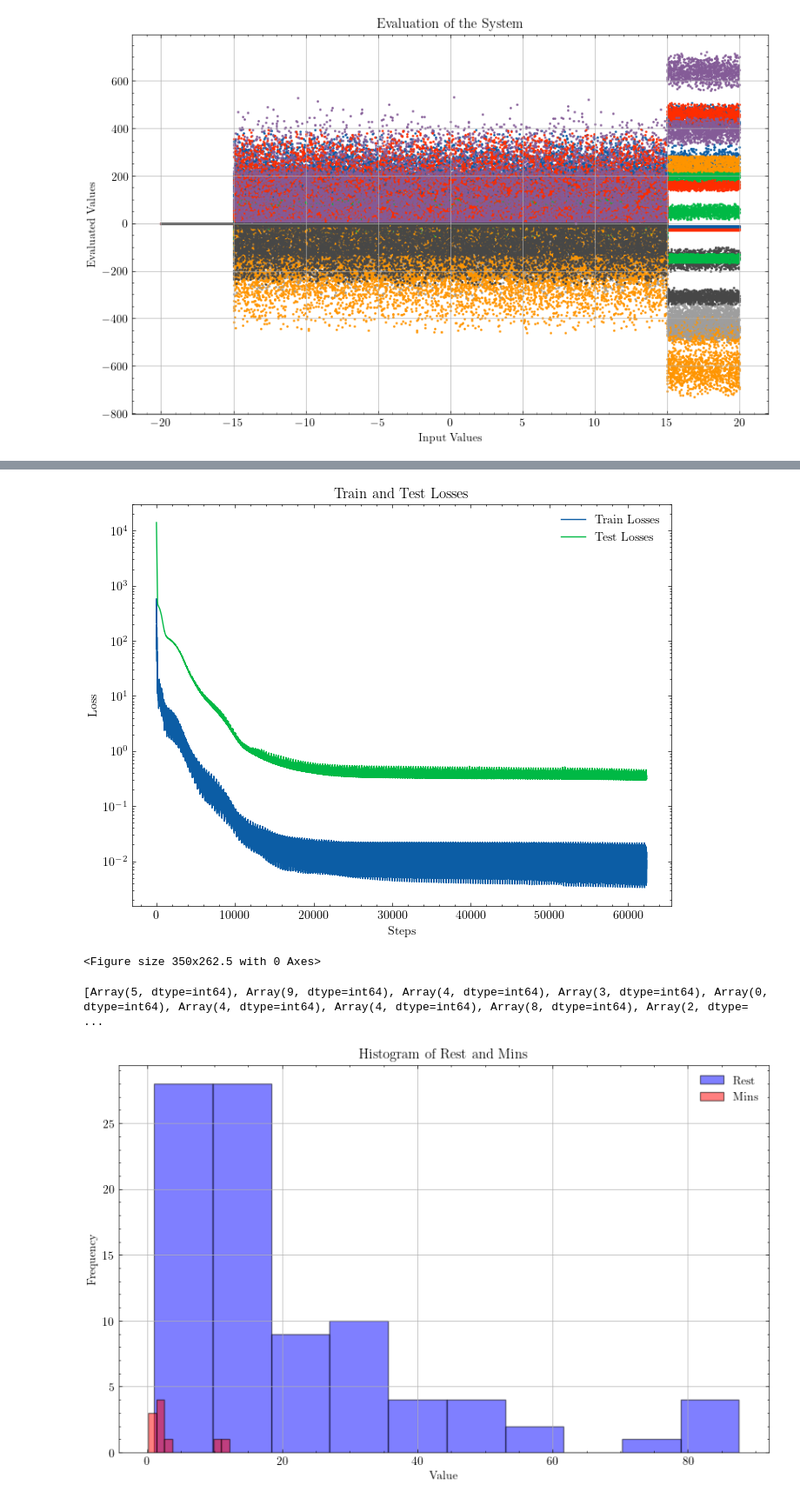
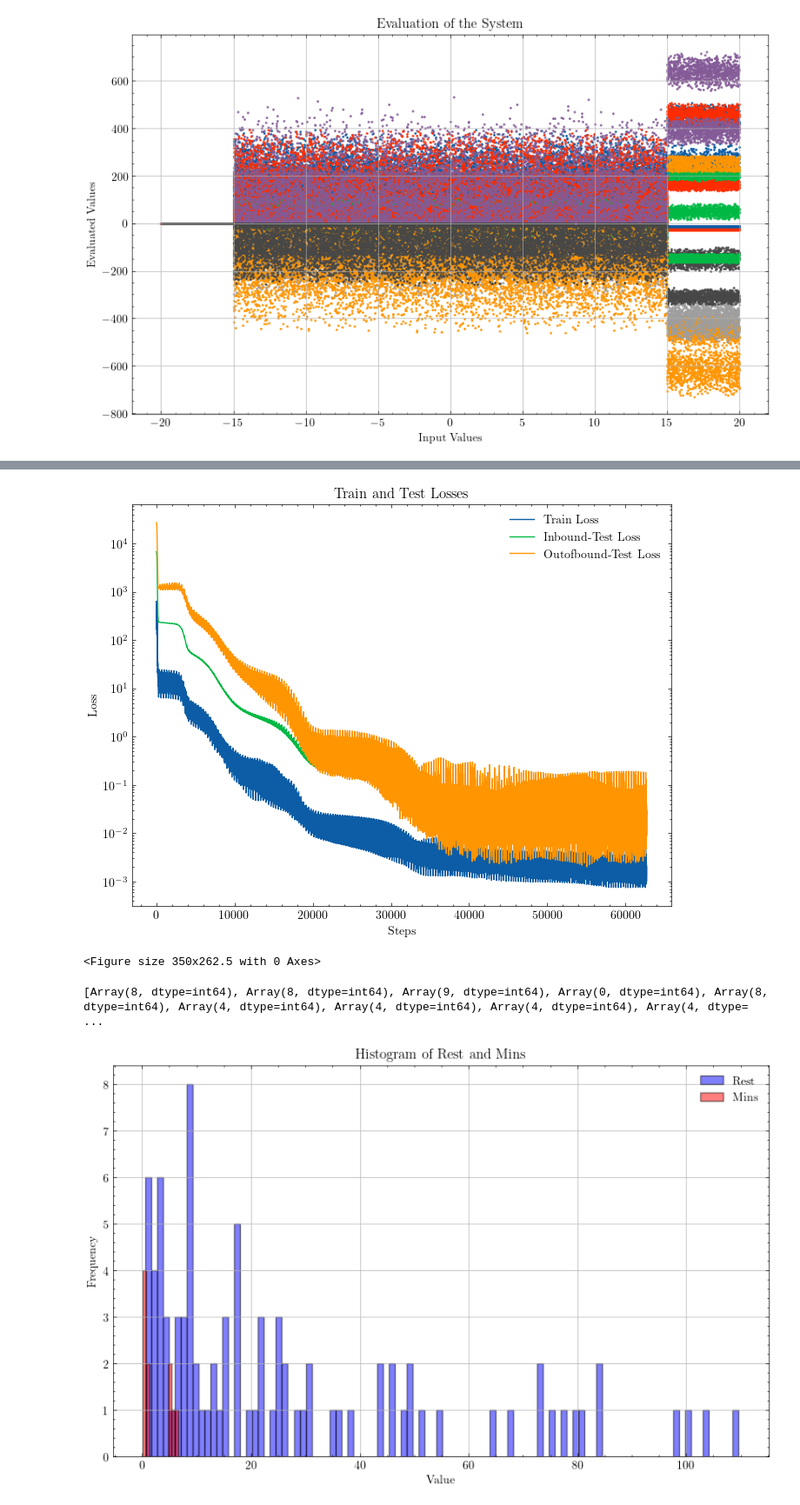
Before and after one commit to matttulio/metis, a Jupyter notebook: Test-Model-Big.ipynb, the cells around one changed output, grey strips where cells are left out. Shown at 87% size. Saved outputs shown, nothing was run; the diff lists cells and outputs as text; code cells hidden in the pictures.

Commit message:
Completed first tests

```diff
--- a/Test-Model-Big.ipynb
+++ b/Test-Model-Big.ipynb
@@ -277,9 +268,6 @@ def train_epoch(carry, epoch):
 
     (state, _), (train_losses, inbound_test_losses, outofbound_test_losses) = lax.scan(batch_step, (state, 0.0), train_batches)
 
-    mean_train_loss = jnp.mean(train_losses)
-    mean_inbound_test_loss = jnp.mean(inbound_test_losses)
-    mean_outofbound_test_loss = jnp.mean(outofbound_test_losses)
 
     # Print every n epochs
     print_condition = (epoch % 5 == 0)
@@ -289,9 +277,9 @@ def train_epoch(carry, epoch):
         lambda: jax.debug.print(
             "Epoch: {epoch}, Train Loss: {train_loss:.4f}, Inbound-Test Loss: {inbound_test_loss:.4f}, Outofbound-Test Loss: {outofbound_test_loss:.4f} ",
             epoch=epoch,
-            train_loss=mean_train_loss,
-            inbound_test_loss=mean_inbound_test_loss,
-            outofbound_test_loss=mean_outofbound_test_loss,
+            train_loss=jnp.mean(train_losses),
+            inbound_test_loss=jnp.mean(inbound_test_losses),
+            outofbound_test_loss=jnp.mean(outofbound_test_losses),
         ),
         # False branch: do nothing
         lambda: None
@@ -342,5 +341,5 @@ plt.clf()
 <Figure size 350x262.5 with 0 Axes>
 # %%
-vectors = jnp.concatenate((state.params['params']['custom_activation']['alpha'], state.params['params']['custom_activation']['gamma']), axis=0).T
+vectors = jnp.concatenate((state.params['params']['CustomActivation_0']['alpha'], state.params['params']['CustomActivation_0']['gamma']), axis=0).T
 print(vectors)
 # %% [output]
@@ -527,13 +526,11 @@ key, subkey = random.split(key)
 params = model.init(subkey, dummy_input)
 state = TrainState.create(apply_fn=model.apply, params=params, tx=optimizer)
 # %%
-num_epochs = 200
+num_epochs = 201
 
 start_time = time.time()
-(state, loss), (train_losses, test_losses) = lax.scan(train_epoch, (state, 0.0), jnp.arange(num_epochs))
+(state, loss), (train_losses, inbound_test_losses, outofbound_test_losses) = lax.scan(train_epoch, (state, 0.0), jnp.arange(num_epochs))
 jax.block_until_ready(state)
-jax.block_until_ready(train_losses)
-jax.block_until_ready(test_losses)
 print("Training complete!")
 end_time = time.time()
 print(f"Total training time: {end_time - start_time:.4f} seconds")
@@ -553,8 +567,9 @@ test_plot = jnp.array(test_losses[::plot_step]).copy()
 # %%
 # Plot the losses
 plt.figure(figsize=(8, 6))
-plt.plot(train_steps, train_plot, label='Train Losses', linewidth=1)
-plt.plot(train_steps, test_plot, label='Test Losses', linewidth=1)
+plt.plot(train_steps, train_plot, label='Train Loss', linewidth=1)
+plt.plot(train_steps, inbound_test_plot, label='Inbound-Test Loss', linewidth=1)
+plt.plot(train_steps, outofbound_test_plot, label='Outofbound-Test Loss', linewidth=1)
 plt.xlabel('Steps')
 plt.ylabel('Loss')
 plt.legend()
@@ -564,44 +579,44 @@ plt.show()
 plt.close()
 plt.clf()
 # %% [output]
-[figure, old version]
+[figure, new version]
 <Figure size 350x262.5 with 0 Axes>
 # %%
-vectors = jnp.concatenate((state.params['params']['custom_activation']['alpha'], state.params['params']['custom_activation']['gamma']), axis=0).T
+vectors = jnp.concatenate((state.params['params']['CustomActivation_0']['alpha'], state.params['params']['CustomActivation_0']['gamma']), axis=0).T
 
 rest = []
 mins = []
 mins_nls = []
 
 for vec in vectors:
     temp = []
     for nls in vec_nls:
         temp.append(jnp.abs(vec @ nls))
 
     min_value = jnp.min(jnp.array(temp))
     min_index = jnp.argmin(jnp.array(temp))  # Find the index of the minimum value
 
     mins.append(min_value)
     mins_nls.append(min_index)  # Store the `nls` corresponding to the minimum value
 
     # Remove the min value and associated nls
     temp.remove(min_value)
     rest.append(temp)
 
 print(mins_nls)
 
 plt.figure(figsize=(10, 6))
-plt.hist([item for sublist in rest for item in sublist], bins=10, edgecolor='black', alpha=0.5, label='Rest', color='blue')
+plt.hist([item for sublist in rest for item in sublist], bins=100, edgecolor='black', alpha=0.5, label='Rest', color='blue')
 plt.hist(mins, bins=10, edgecolor='black', alpha=0.5, label='Mins', color='red')
 plt.title('Histogram of Rest and Mins')
 plt.xlabel('Value')
 plt.ylabel('Frequency')
 plt.legend()
 plt.grid(True)
 plt.show()
 # %% [output]
-[Array(5, dtype=int64), Array(9, dtype=int64), Array(4, dtype=int64), Array(3, dtype=int64), Array(0, dtype=int64), Array(4, dtype=int64), Array(4, dtype=int64), Array(8, dtype=int64), Array(2, dtype= ...
+[Array(8, dtype=int64), Array(8, dtype=int64), Array(9, dtype=int64), Array(0, dtype=int64), Array(8, dtype=int64), Array(4, dtype=int64), Array(4, dtype=int64), Array(4, dtype=int64), Array(4, dtype= ...
-[figure, old version]
+[figure, new version]
 # %%
 print(vectors)
 print(vec_nls)
```
Also changed, not shown: parts of 12 cells of this notebook, 2 other files.
